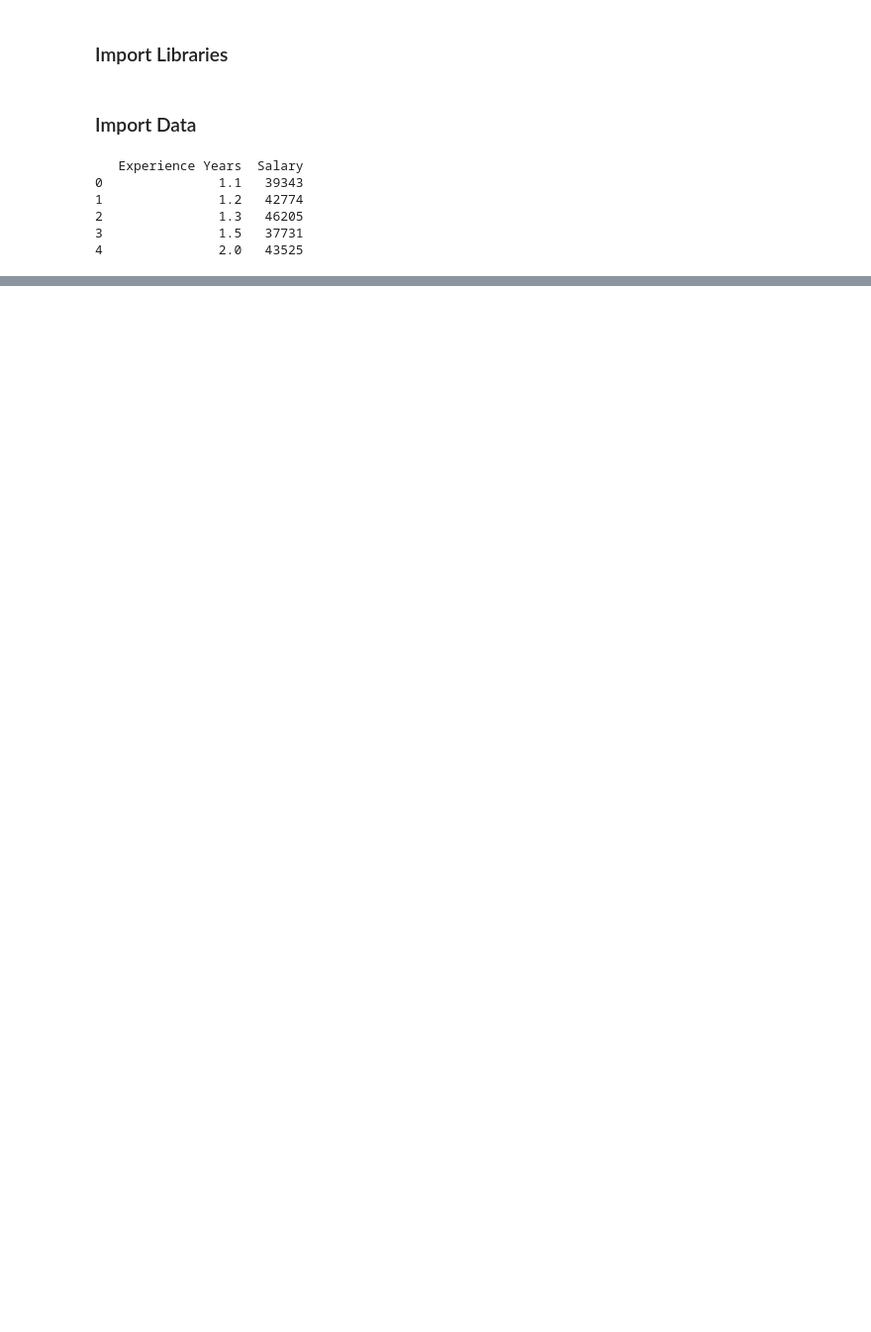
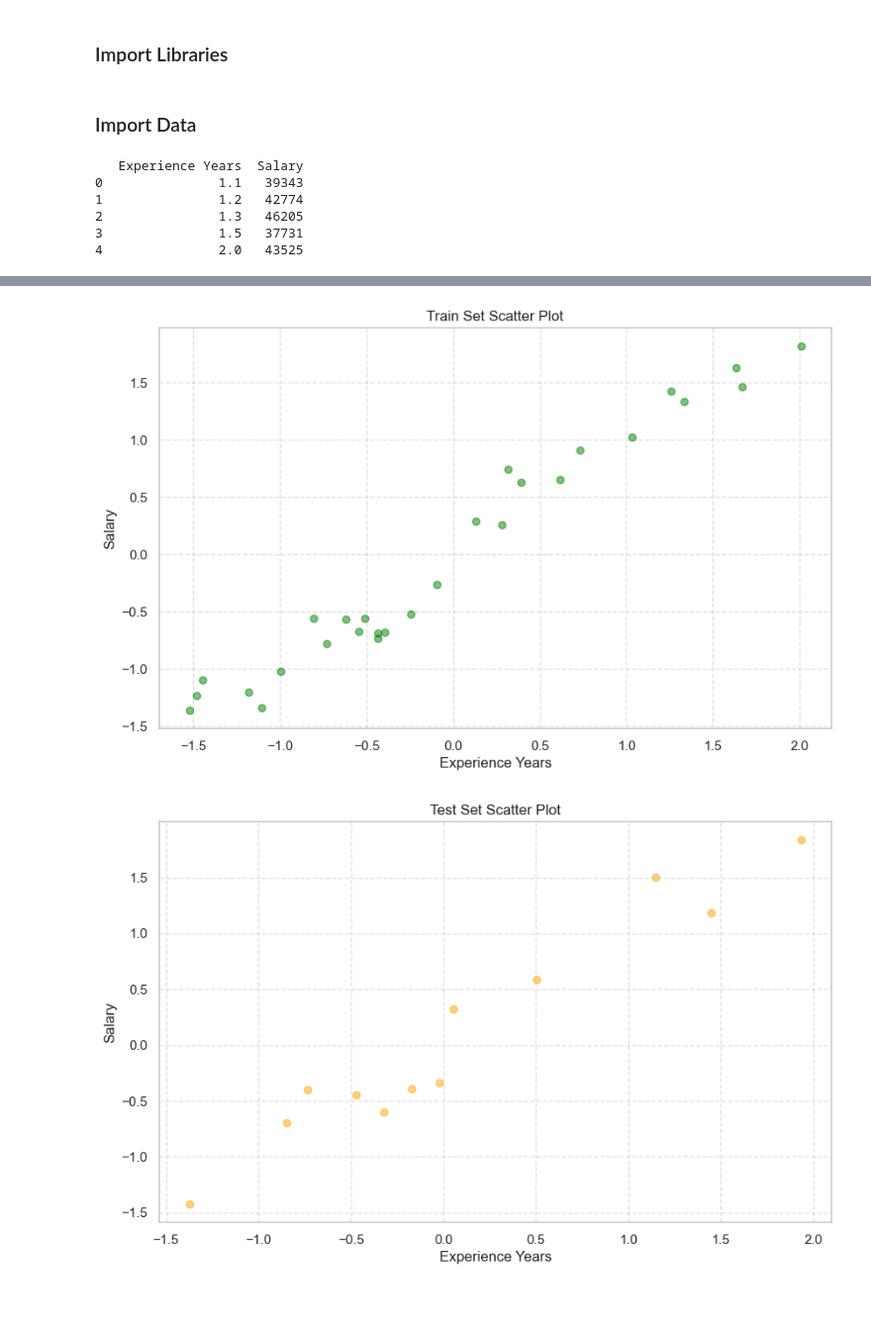
Before and after one commit to hmolhem/Linear-Regression-Pytorch, a Jupyter notebook: salary_regression_oop/salary_regression_oop.ipynb, the cells around one changed output, grey strips where cells are left out. Shown at 99% size. Saved outputs shown, nothing was run; the diff lists cells and outputs as text; code cells hidden in the pictures; blank space fills up the shorter version.

```diff
--- a/salary_regression_oop/salary_regression_oop.ipynb
+++ b/salary_regression_oop/salary_regression_oop.ipynb
@@ -55,2 +59,8 @@ Train data size: 27, Test data size: 13
+# %%
+viz.plot_scatter(train_set, x_label, y_label, title="Train Set Scatter Plot", color="green")
+viz.plot_scatter(test_set, x_label, y_label, title="Test Set Scatter Plot", color="orange")
+# %% [output]
+[figure, added]
+[figure, added]
 # %% [markdown]
 ###
```
Also changed, not shown: parts of 5 cells of this notebook, 6 other files.
